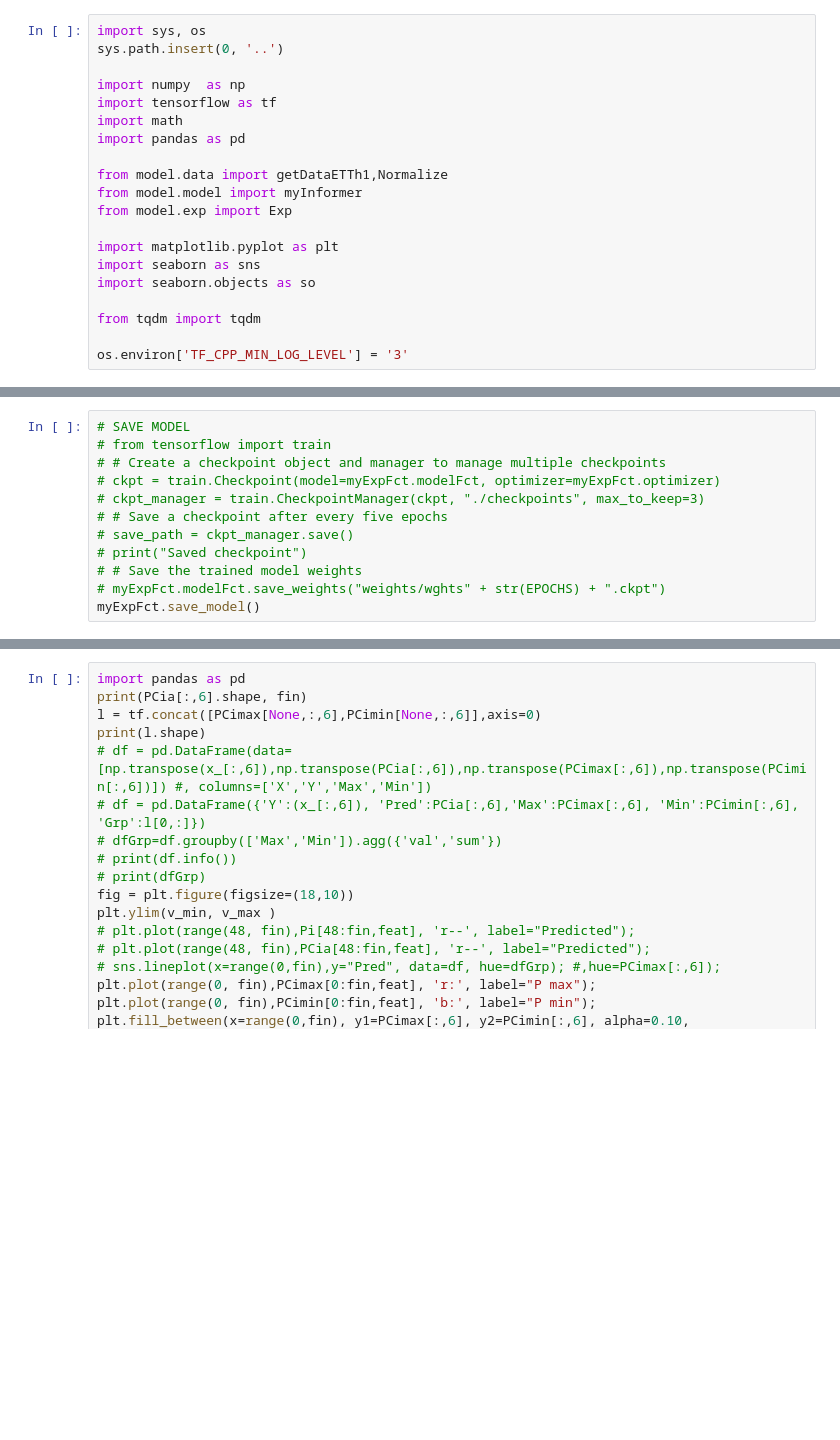
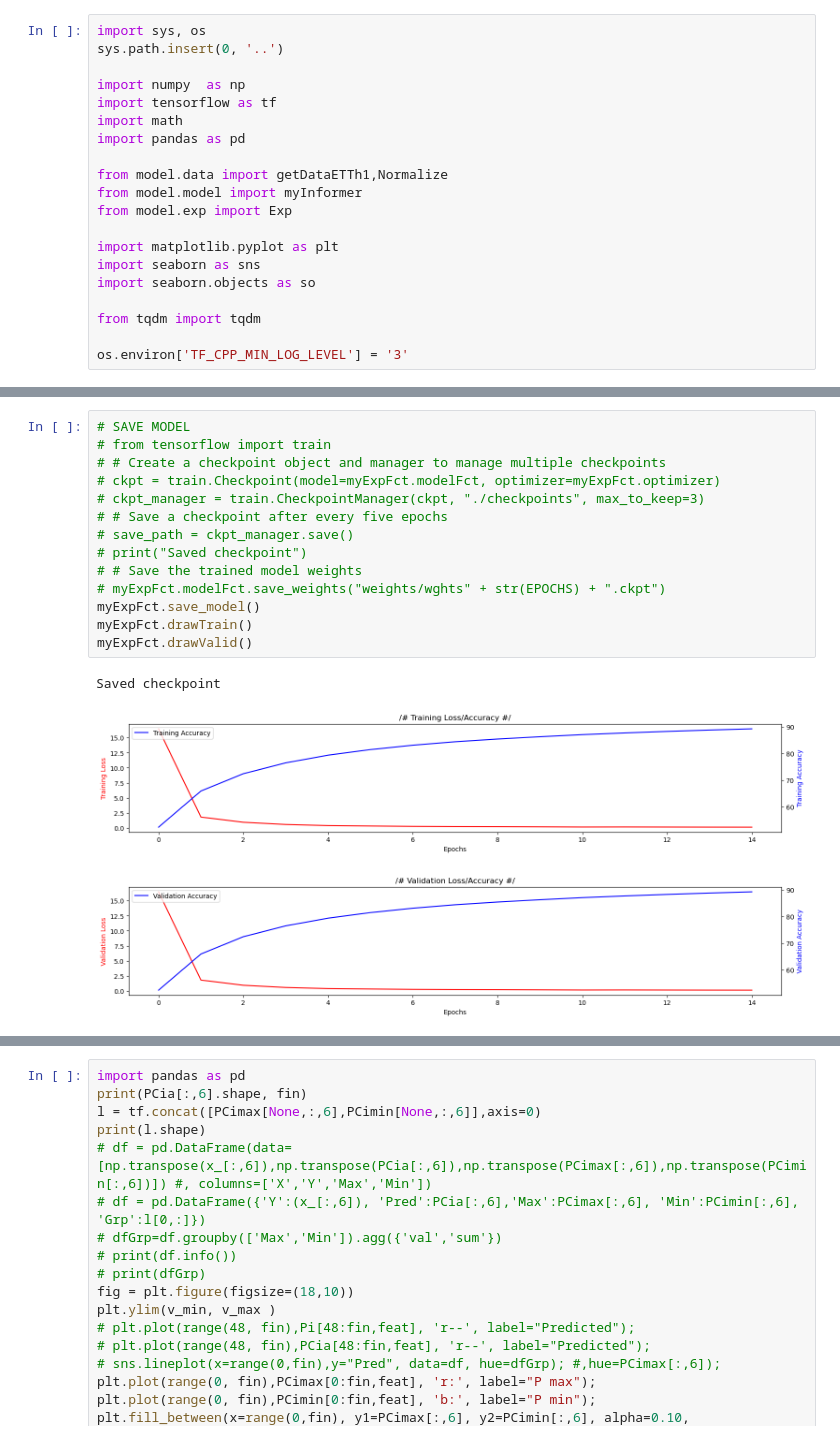
Before and after one commit to e-coucou/Machine-Learning, a Jupyter notebook: 1-Projet/Achats/ep/Gas - Fixing/informer/test-init/test_2.ipynb, the cells around one changed output, grey strips where cells are left out. Saved outputs shown, nothing was run; the diff lists cells and outputs as text; blank space fills up the shorter version.

```diff
--- a/1-Projet/Achats/ep/Gas - Fixing/informer/test-init/test_2.ipynb
+++ b/1-Projet/Achats/ep/Gas - Fixing/informer/test-init/test_2.ipynb
@@ -62,14 +70,20 @@ Name: sJour, dtype: float64
 # %%
 # SAVE MODEL
 # from tensorflow import train
 # # Create a checkpoint object and manager to manage multiple checkpoints
 # ckpt = train.Checkpoint(model=myExpFct.modelFct, optimizer=myExpFct.optimizer)
 # ckpt_manager = train.CheckpointManager(ckpt, "./checkpoints", max_to_keep=3)
 # # Save a checkpoint after every five epochs
 # save_path = ckpt_manager.save()
 # print("Saved checkpoint")
 # # Save the trained model weights
 # myExpFct.modelFct.save_weights("weights/wghts" + str(EPOCHS) + ".ckpt")
 myExpFct.save_model()
+myExpFct.drawTrain()
+myExpFct.drawValid()
+# %% [output]
+Saved checkpoint
+[figure, added]
+[figure, added]
 # %%
 def getData(data,init,seq_len=96,pred_len=24):
```
Also changed, not shown: parts of 7 cells of this notebook, 14 other files.
